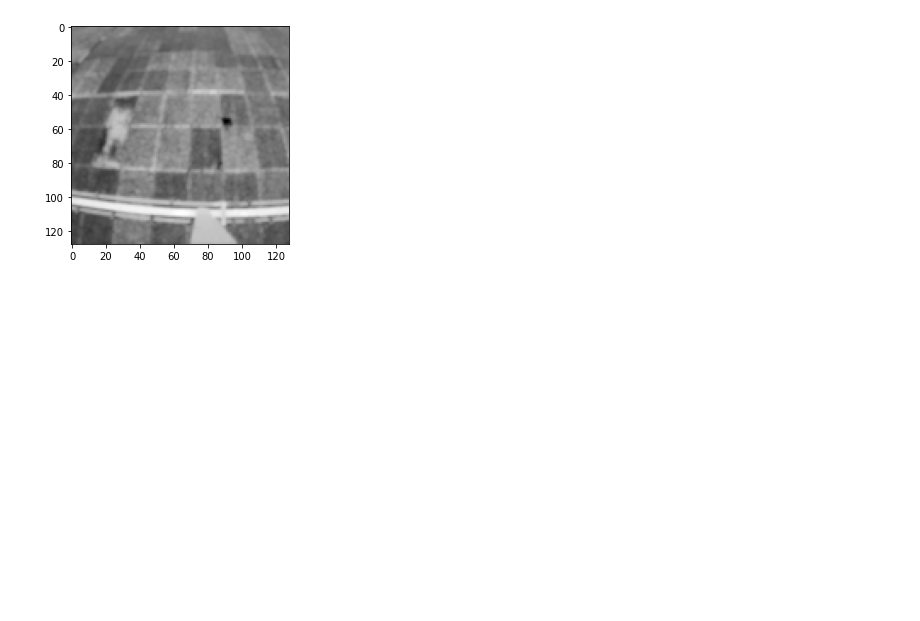
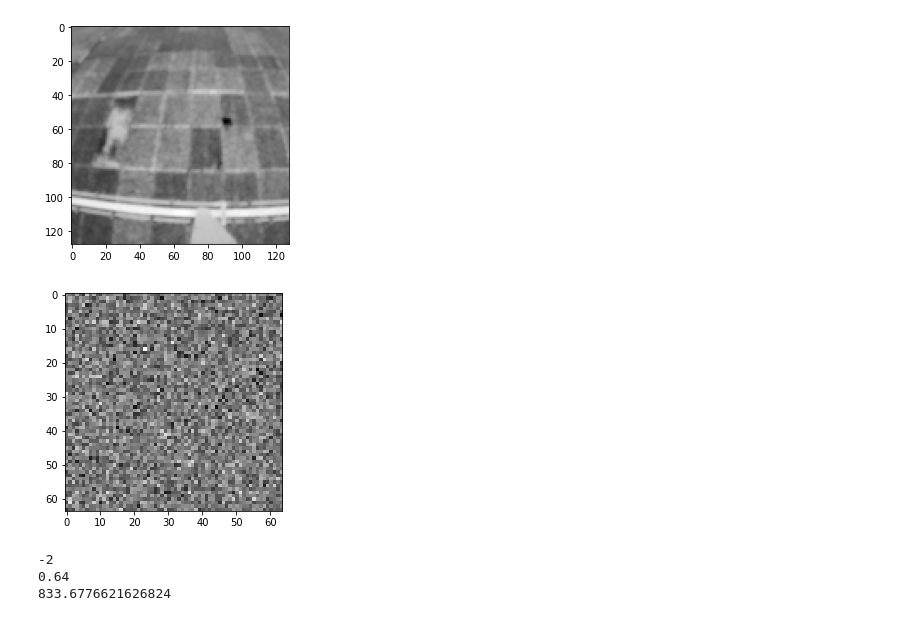
Before and after one commit to nastyadunaeva/searching_for_anomalies, a Jupyter notebook: model.ipynb, the cells around one changed output. Cells and saved outputs as stored; diff of their text form; code cells hidden in the pictures; blank space fills up the shorter version.

```diff
--- a/model.ipynb
+++ b/model.ipynb
@@ -391,9 +371,3 @@ pyplot.show()
 # %% [output]
 3249
 [figure]
-# %%
-# Без наложения и без усреднения
-residual = compute_residual_not_overlay(u_3, v_3, 16, 10, 8)
-img = Image.fromarray(residual, 'L')
-pyplot.imshow(residual, cmap=pyplot.get_cmap('gray'))
-pyplot.show()
@@ -418,3 +389,38 @@ pyplot.imshow(u_2, cmap=pyplot.get_cmap('gray'))
 pyplot.show()
 # %% [output]
 [figure]
+# %%
+# Возвращает картинку с ауссовым шумом
+def gauss_noise(u_width, u_height, mean, std):
+    samples = np.random.normal(mean, std, size=u_width * u_height)
+    image = np.reshape(samples, (u_height, u_width))
+    return image
+# %%
+# Возвращает лучшие параметры гауссового шума для картинки u
+def fit(u):
+    min_dist = 10000000
+    best_std = 0
+    best_mean = 0
+    for mean in range(-10, 180):
+        for std in np.linspace(0.01, 10, 1000):
+            img = gauss_noise(u.shape[1], u.shape[0], mean, std)
+            dist = euclidean(img, u)
+            if dist < min_dist:
+                min_dist = dist
+                best_mean = mean
+                best_std = std
+    return (best_mean, best_std, min_dist)
+# %%
+# Шум, близкий к residual(u_3)
+best_mean_3, best_std_3, min_dist_3 = fit(residual)
+gauss_3 = gauss_noise(residual.shape[1], residual.shape[0], best_mean_3, best_std_3)
+pyplot.imshow(gauss_3, cmap=pyplot.get_cmap('gray'))
+pyplot.show()
+print(best_mean_3)
+print(best_std_3)
+print(min_dist_3)
+# %% [output]
+[figure, added]
+-2
+0.64
+833.6776621626824
```
Also changed, not shown: parts of 8 cells of this notebook.
